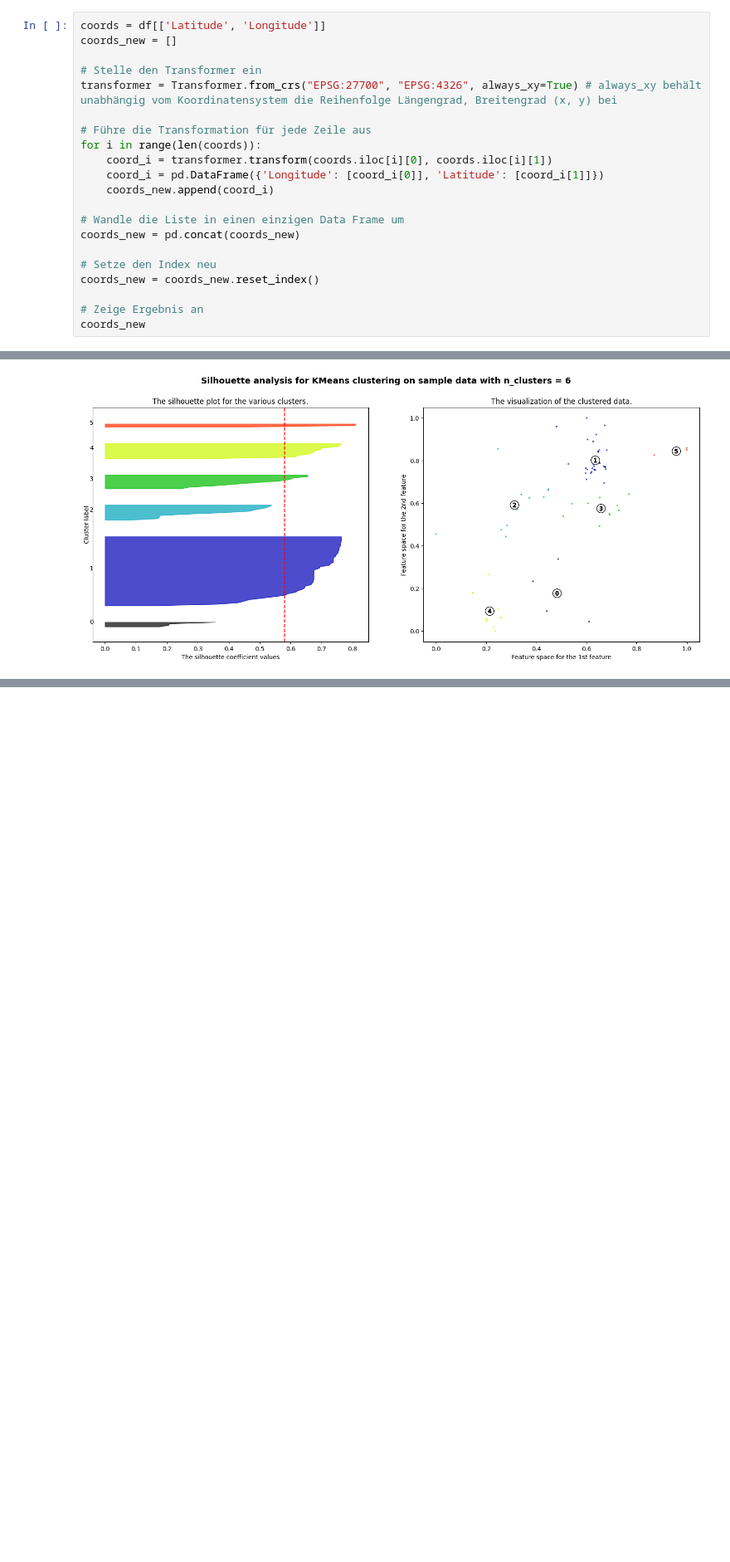
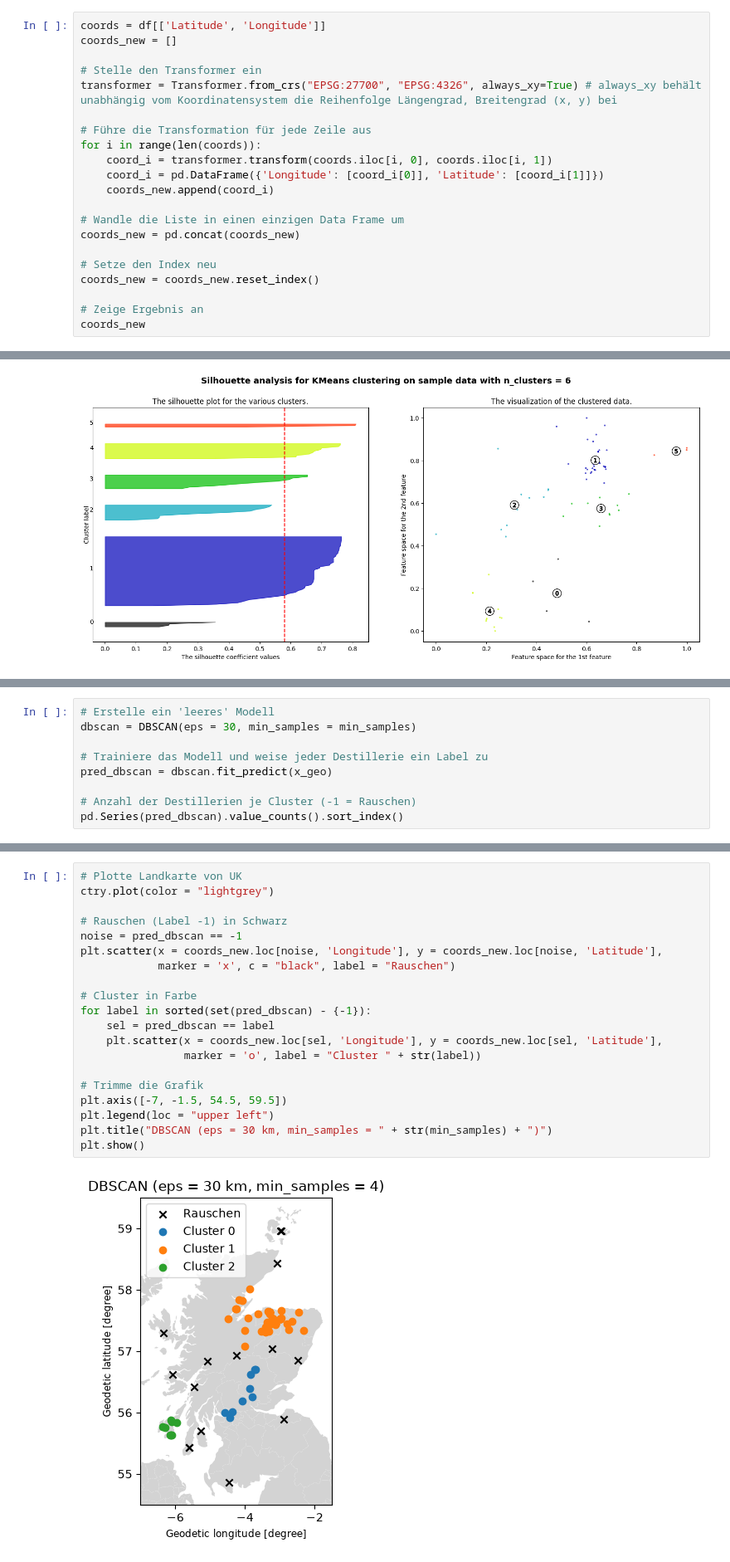
Before and after one commit to franzmohr/intro-data-mining-de, a Jupyter notebook: 04-data-mining-cluster-analysis.ipynb, the cells around one changed output, grey strips where cells are left out. Shown at 83% size. Cells and saved outputs as stored; diff of their text form; blank space fills up the shorter version.

```diff
--- a/04-data-mining-cluster-analysis.ipynb
+++ b/04-data-mining-cluster-analysis.ipynb
@@ -103,7 +119,7 @@ transformer = Transformer.from_crs("EPSG:27700", "EPSG:4326", always_xy=True) #
 
 # Führe die Transformation für jede Zeile aus
 for i in range(len(coords)):
-    coord_i = transformer.transform(coords.iloc[i][0], coords.iloc[i][1])
+    coord_i = transformer.transform(coords.iloc[i, 0], coords.iloc[i, 1])
     coord_i = pd.DataFrame({'Longitude': [coord_i[0]], 'Latitude': [coord_i[1]]})
     coords_new.append(coord_i)
 
@@ -460,0 +590,9 @@ x_scaled
+# %%
+# Erstelle ein 'leeres' Modell
+dbscan = DBSCAN(eps = 30, min_samples = min_samples)
+
+# Trainiere das Modell und weise jeder Destillerie ein Label zu
+pred_dbscan = dbscan.fit_predict(x_geo)
+
+# Anzahl der Destillerien je Cluster (-1 = Rauschen)
+pd.Series(pred_dbscan).value_counts().sort_index()
@@ -460,0 +609,22 @@ x_scaled
+# %%
+# Plotte Landkarte von UK
+ctry.plot(color = "lightgrey")
+
+# Rauschen (Label -1) in Schwarz
+noise = pred_dbscan == -1
+plt.scatter(x = coords_new.loc[noise, 'Longitude'], y = coords_new.loc[noise, 'Latitude'],
+            marker = 'x', c = "black", label = "Rauschen")
+
+# Cluster in Farbe
+for label in sorted(set(pred_dbscan) - {-1}):
+    sel = pred_dbscan == label
+    plt.scatter(x = coords_new.loc[sel, 'Longitude'], y = coords_new.loc[sel, 'Latitude'],
+                marker = 'o', label = "Cluster " + str(label))
+
+# Trimme die Grafik
+plt.axis([-7, -1.5, 54.5, 59.5])
+plt.legend(loc = "upper left")
+plt.title("DBSCAN (eps = 30 km, min_samples = " + str(min_samples) + ")")
+plt.show()
+# %% [output]
+[figure, added]
```
Also changed, not shown: parts of 83 cells of this notebook.
